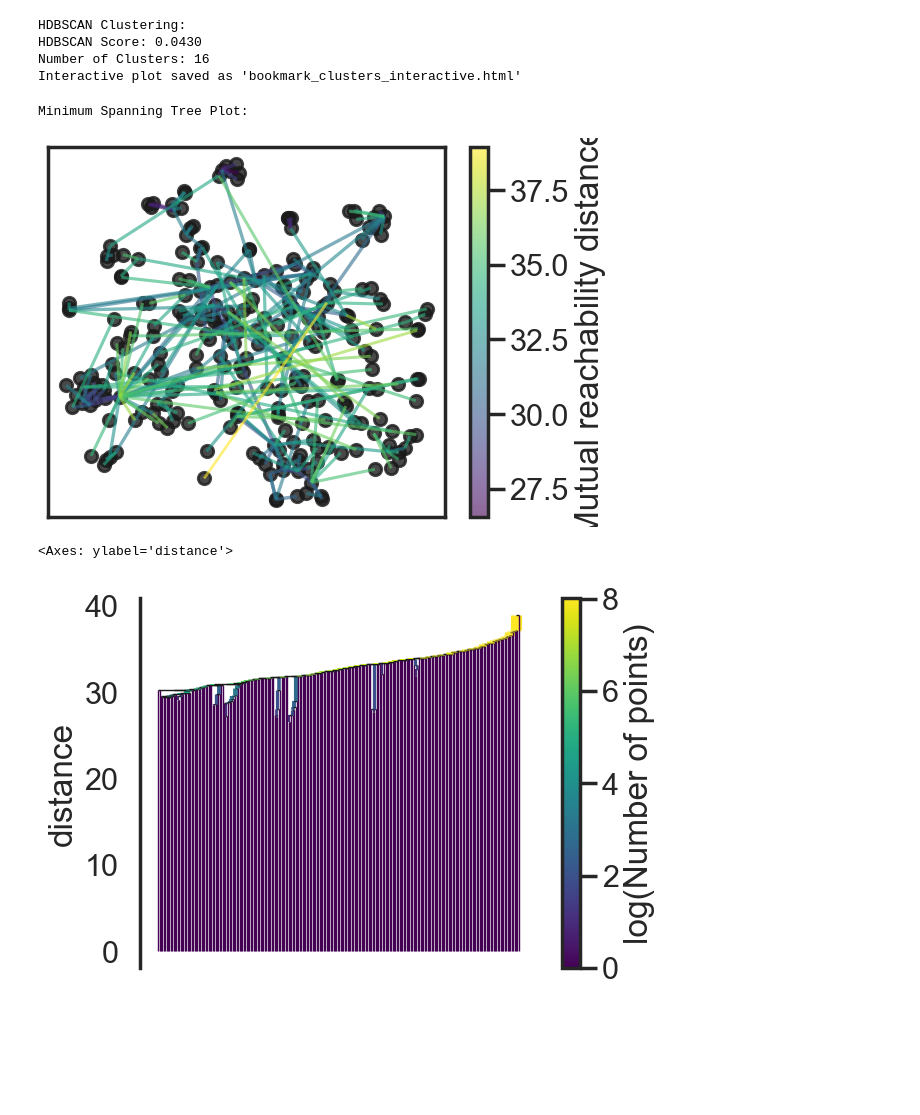
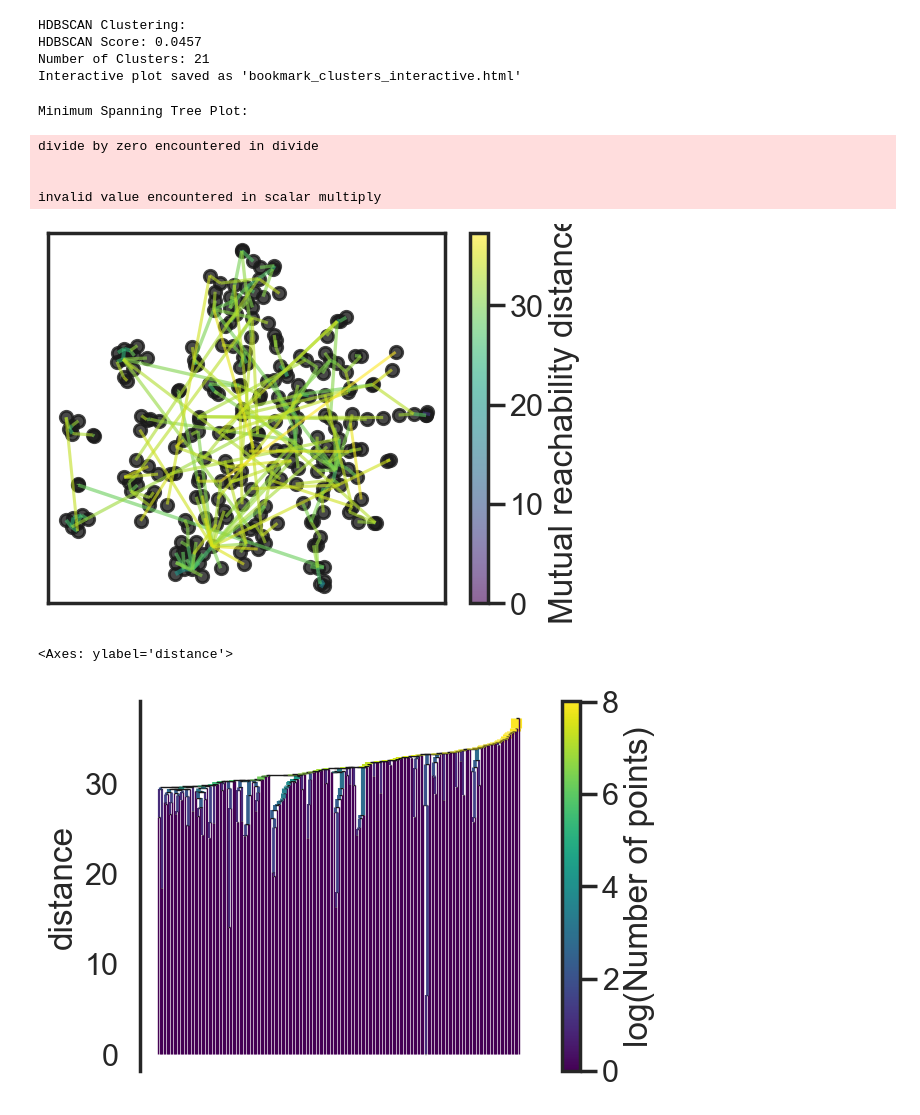
Before and after one commit to grabbedrat/bookmarksort, a Jupyter notebook: workbench.ipynb, the cells around one changed output. Saved outputs shown, nothing was run; the diff lists cells and outputs as text; code cells hidden in the pictures; blank space fills up the shorter version.

```diff
--- a/workbench.ipynb
+++ b/workbench.ipynb
@@ -83,7 +106,7 @@ scaler = StandardScaler()
 embeddings_scaled = scaler.fit_transform(embeddings)
 
 
-clusterer = HDBSCAN(min_cluster_size=3, min_samples=2, gen_min_span_tree=True)
+clusterer = HDBSCAN(gen_min_span_tree=True)
 clusterer.fit(embeddings_scaled)
 
 
@@ -107,24 +130,35 @@ embeddings_2d = tsne.fit_transform(embeddings_reduced)
 
 # Visualize with Plotly
 visualize_embeddings_plotly(embeddings_2d, hdbscan_labels, titles)
+
+# Perform t-SNE for 3D visualization
+tsne = TSNE(n_components=3, random_state=42)
+embeddings_3d = tsne.fit_transform(embeddings_reduced)
+
+# Visualize with Plotly
+visualize_embeddings_3d_plotly(embeddings_3d, hdbscan_labels, titles)
 # %% [output]
 HDBSCAN Clustering:
-HDBSCAN Score: 0.0430
-Number of Clusters: 16
+HDBSCAN Score: 0.0457
+Number of Clusters: 21
 Interactive plot saved as 'bookmark_clusters_interactive.html'
 # %%
 # Plot the minimum spanning tree
 print("\nMinimum Spanning Tree Plot:")
-hdbscan_clusterer.minimum_spanning_tree_.plot(edge_cmap='viridis',
+clusterer.minimum_spanning_tree_.plot(edge_cmap='viridis',
                                               edge_alpha=0.6,
                                               node_size=80,
                                               edge_linewidth=2)
 plt.show()
 # %% [output]
 Minimum Spanning Tree Plot:
+divide by zero encountered in divide
+
+
+invalid value encountered in scalar multiply
-[figure, old version]
+[figure, new version]
 # %%
-hdbscan_clusterer.single_linkage_tree_.plot(cmap='viridis', colorbar=True)
+clusterer.single_linkage_tree_.plot(cmap='viridis', colorbar=True)
 # %% [output]
 <Axes: ylabel='distance'>
-[figure, old version]
+[figure, new version]
```
Also changed, not shown: parts of 1 cell of this notebook, 1 other file.
